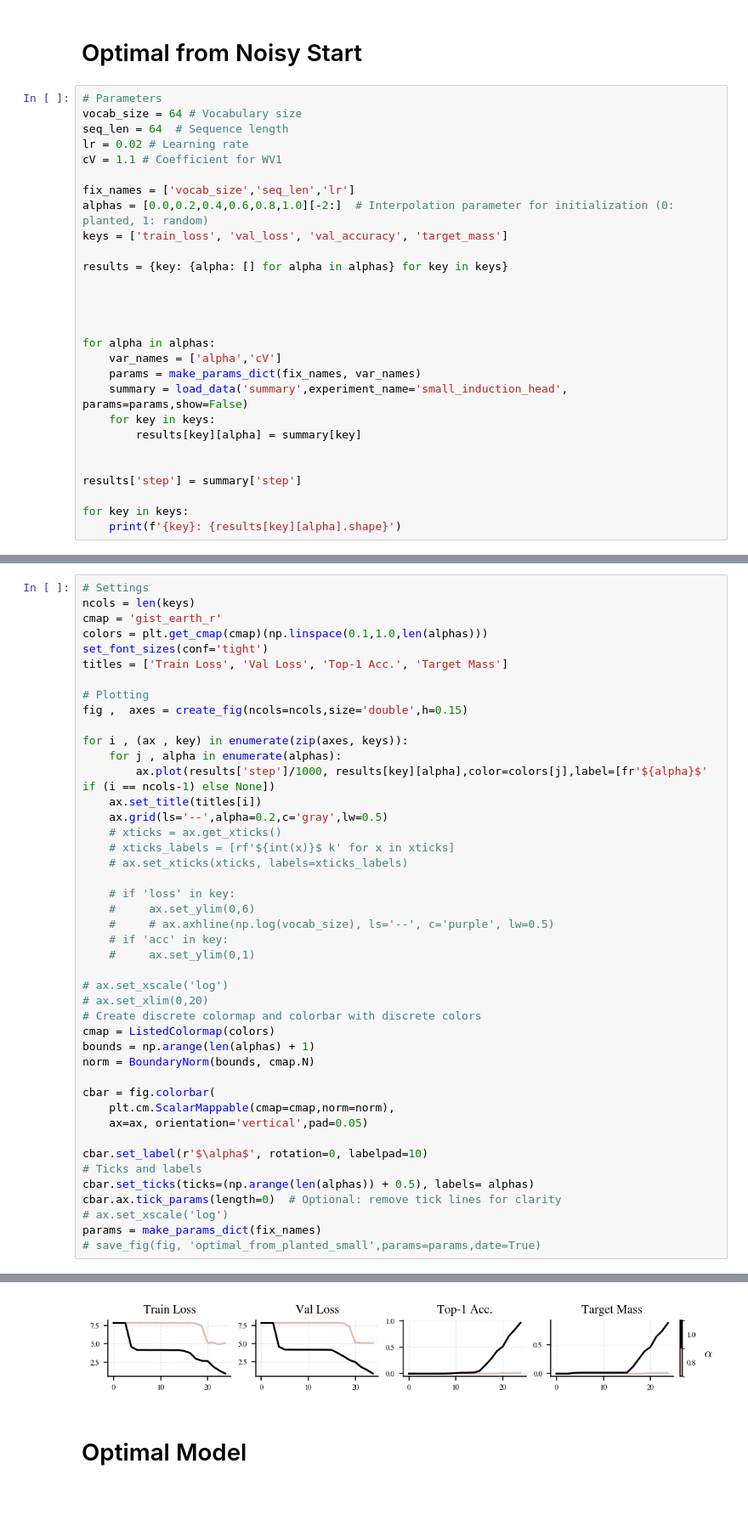
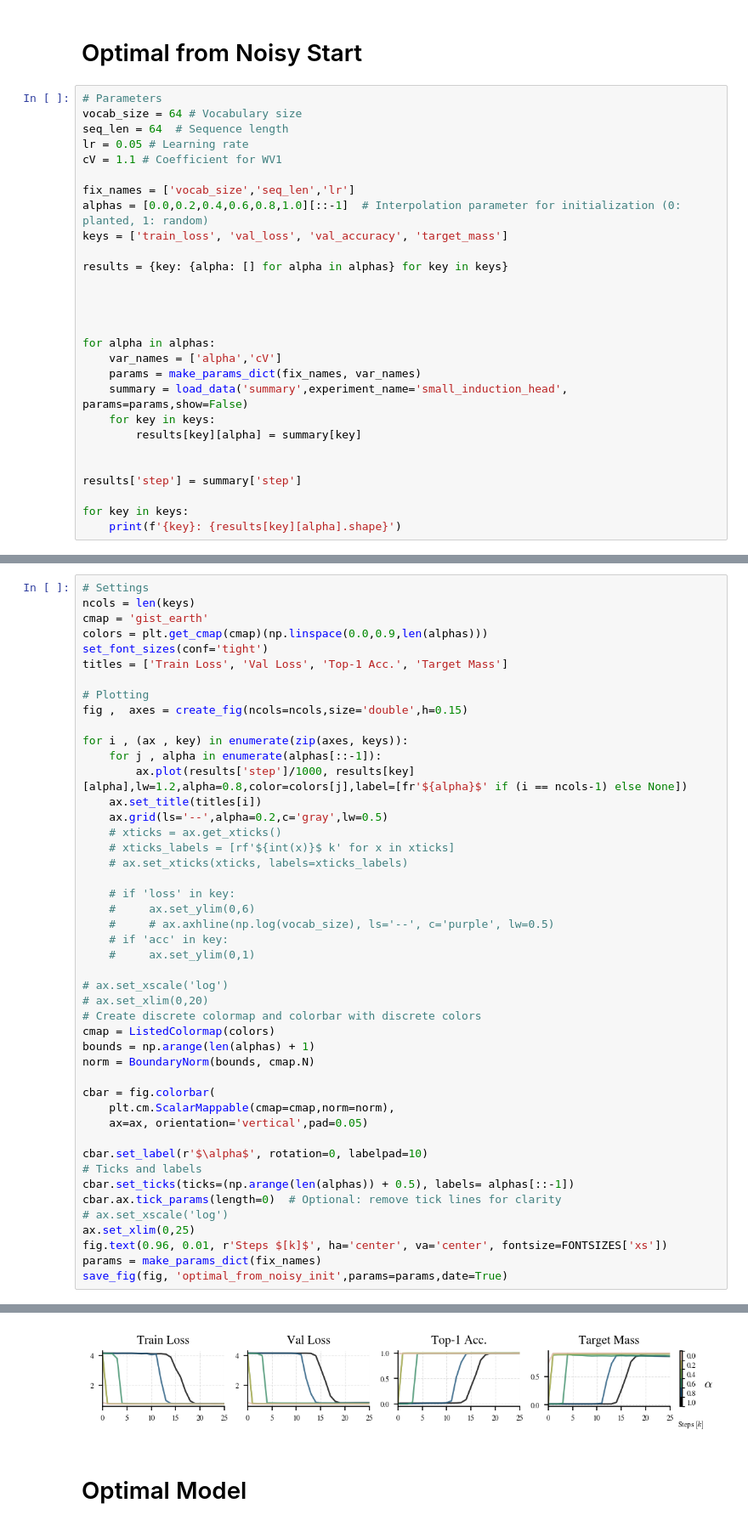
Before and after one commit to CristopherErazo/SAM, a Jupyter notebook: notebooks/26_02_09_Simplified_Task.ipynb, the cells around one changed output, grey strips where cells are left out. Shown at 85% size. Drawn from its saved outputs; the diff is of its cells as text; blank space fills up the shorter version.

Commit message:
Full training and plots

```diff
--- a/notebooks/26_02_09_Simplified_Task.ipynb
+++ b/notebooks/26_02_09_Simplified_Task.ipynb
@@ -148,11 +148,11 @@ for i , k in enumerate(keys):
 # Parameters
 vocab_size = 64 # Vocabulary size
 seq_len = 64  # Sequence length
-lr = 0.02 # Learning rate
+lr = 0.05 # Learning rate
 cV = 1.1 # Coefficient for WV1
 
 fix_names = ['vocab_size','seq_len','lr']
-alphas = [0.0,0.2,0.4,0.6,0.8,1.0][-2:]  # Interpolation parameter for initialization (0: planted, 1: random)
+alphas = [0.0,0.2,0.4,0.6,0.8,1.0][::-1]  # Interpolation parameter for initialization (0: planted, 1: random)
 keys = ['train_loss', 'val_loss', 'val_accuracy', 'target_mass']
 
 results = {key: {alpha: [] for alpha in alphas} for key in keys}
@@ -180,8 +180,8 @@ target_mass: (20,)
 # %%
 # Settings
 ncols = len(keys)
-cmap = 'gist_earth_r'
-colors = plt.get_cmap(cmap)(np.linspace(0.1,1.0,len(alphas)))
+cmap = 'gist_earth'
+colors = plt.get_cmap(cmap)(np.linspace(0.0,0.9,len(alphas)))
 set_font_sizes(conf='tight')
 titles = ['Train Loss', 'Val Loss', 'Top-1 Acc.', 'Target Mass']
 
@@ -189,8 +189,8 @@ titles = ['Train Loss', 'Val Loss', 'Top-1 Acc.', 'Target Mass']
 fig ,  axes = create_fig(ncols=ncols,size='double',h=0.15)
 
 for i , (ax , key) in enumerate(zip(axes, keys)):
-    for j , alpha in enumerate(alphas):
-        ax.plot(results['step']/1000, results[key][alpha],color=colors[j],label=[fr'${alpha}$' if (i == ncols-1) else None])
+    for j , alpha in enumerate(alphas[::-1]):
+        ax.plot(results['step']/1000, results[key][alpha],lw=1.2,alpha=0.8,color=colors[j],label=[fr'${alpha}$' if (i == ncols-1) else None])
     ax.set_title(titles[i])
     ax.grid(ls='--',alpha=0.2,c='gray',lw=0.5)
     # xticks = ax.get_xticks()
@@ -216,9 +216,11 @@ cbar = fig.colorbar(
 
 cbar.set_label(r'$\alpha$', rotation=0, labelpad=10)
 # Ticks and labels
-cbar.set_ticks(ticks=(np.arange(len(alphas)) + 0.5), labels= alphas)
+cbar.set_ticks(ticks=(np.arange(len(alphas)) + 0.5), labels= alphas[::-1])
 cbar.ax.tick_params(length=0)  # Optional: remove tick lines for clarity
 # ax.set_xscale('log')
+ax.set_xlim(0,25)
+fig.text(0.96, 0.01, r'Steps $[k]$', ha='center', va='center', fontsize=FONTSIZES['xs'])
 params = make_params_dict(fix_names)
-# save_fig(fig, 'optimal_from_planted_small',params=params,date=True)
+save_fig(fig, 'optimal_from_noisy_init',params=params,date=True)
 # %% [output]
@@ -225,3 +228,3 @@ params = make_params_dict(fix_names)
-[figure, old version]
+[figure, new version]
 # %% [markdown]
 # Optimal Model
```
Also changed, not shown: parts of 9 cells of this notebook, 6 other files.
